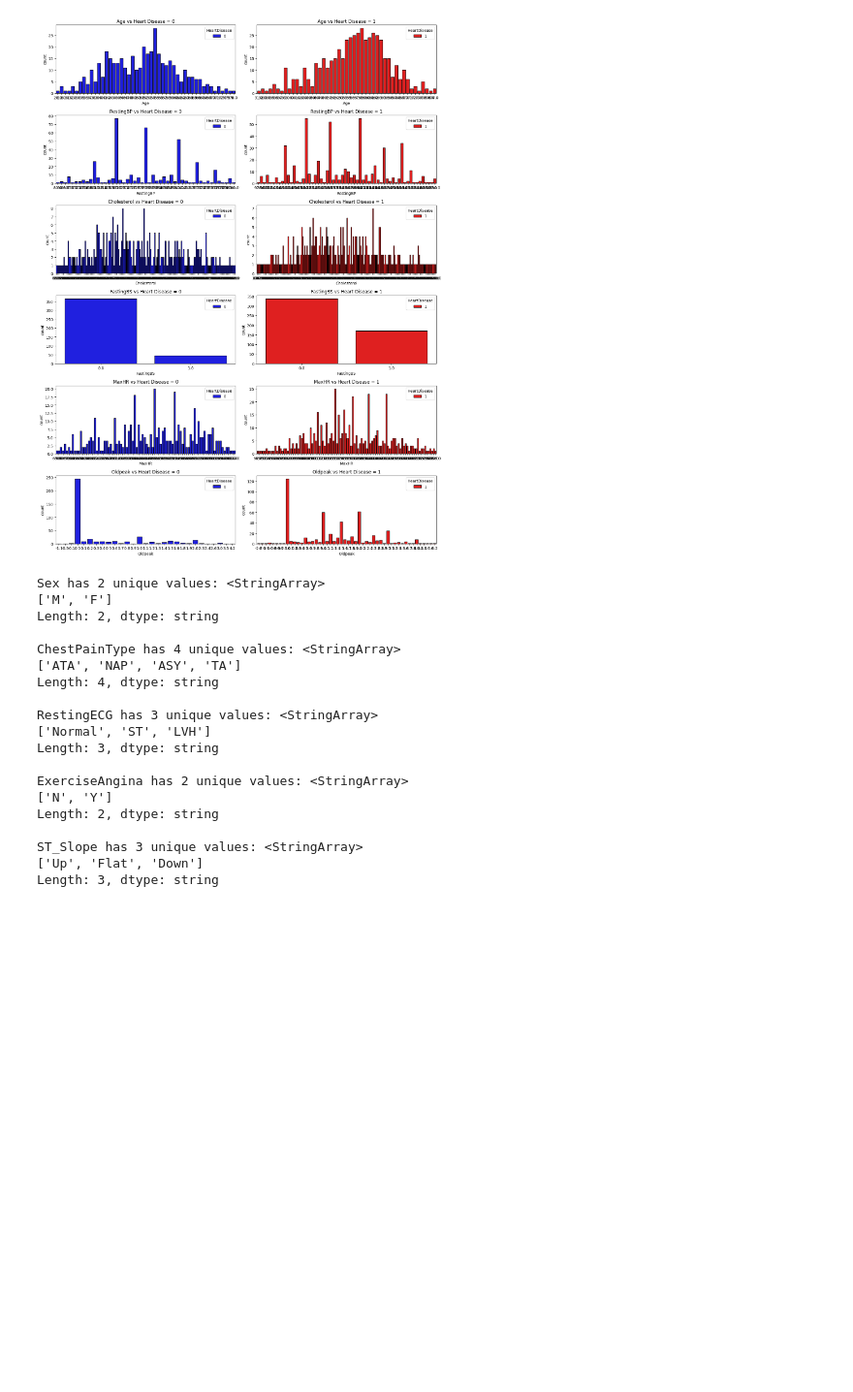
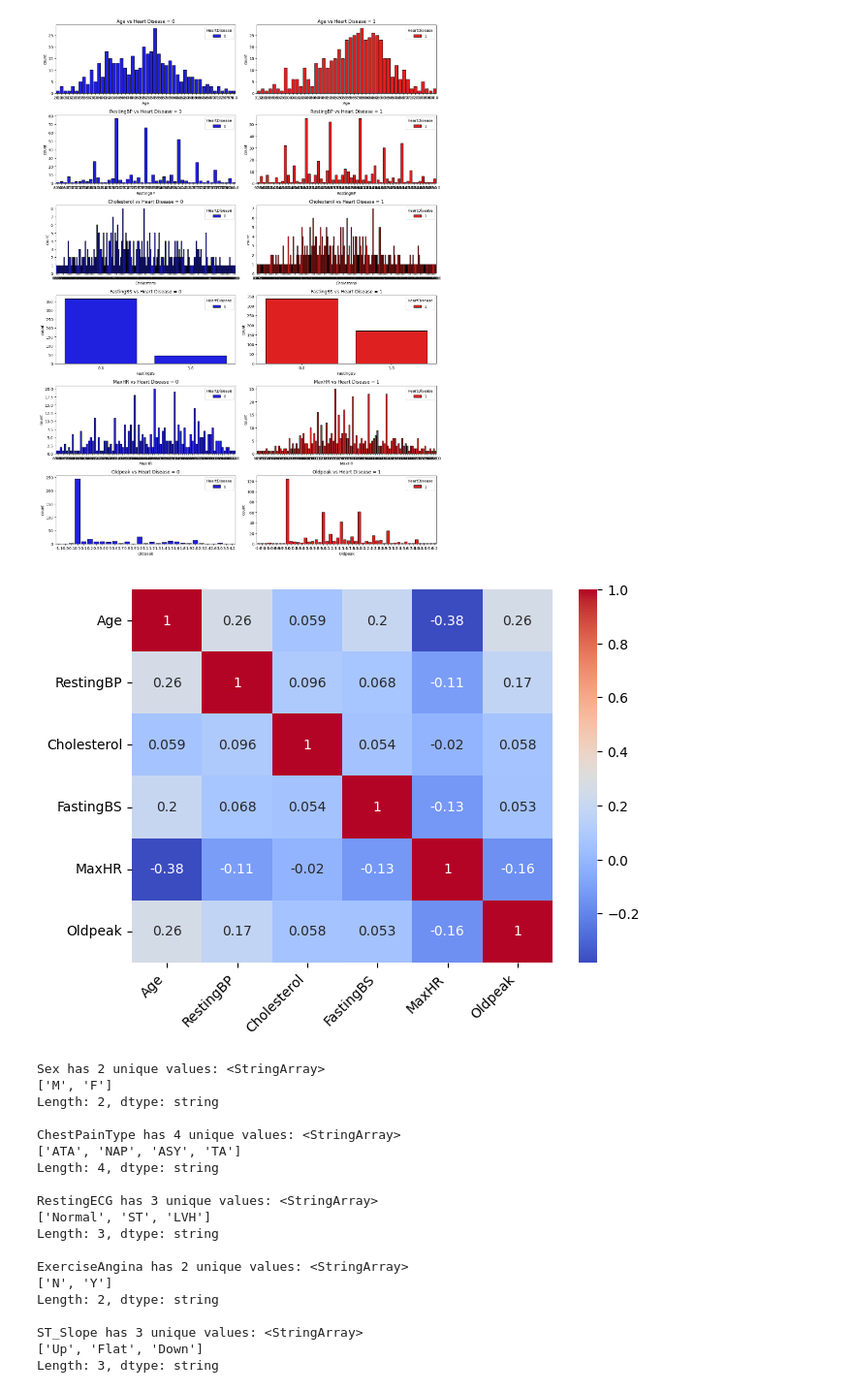
Before and after one commit to nbzuong/ML_Project, a Jupyter notebook: heart_predict.ipynb, the cells around one changed output. Shown at 97% size. Cells and saved outputs as stored; diff of their text form; code cells hidden in the pictures; blank space fills up the shorter version.

Commit message:
added heatmap for correlation

```diff
--- a/heart_predict.ipynb
+++ b/heart_predict.ipynb
@@ -102,6 +102,13 @@ plt.tight_layout()
 plt.show()
 # %% [output]
 [figure]
+# %%
+plt.figure(figsize=(7, 5))
+heatmap = sns.heatmap(heart[not_string_col].corr(), annot=True, cmap='coolwarm')
+heatmap.set_xticklabels(heatmap.get_xticklabels(), rotation=45, ha='right')
+plt.show()
+# %% [output]
+[figure, added]
 # %%
 #unique values in each categorical column
 for col in string_col:
```
Also changed, not shown: parts of 1 cell of this notebook.
